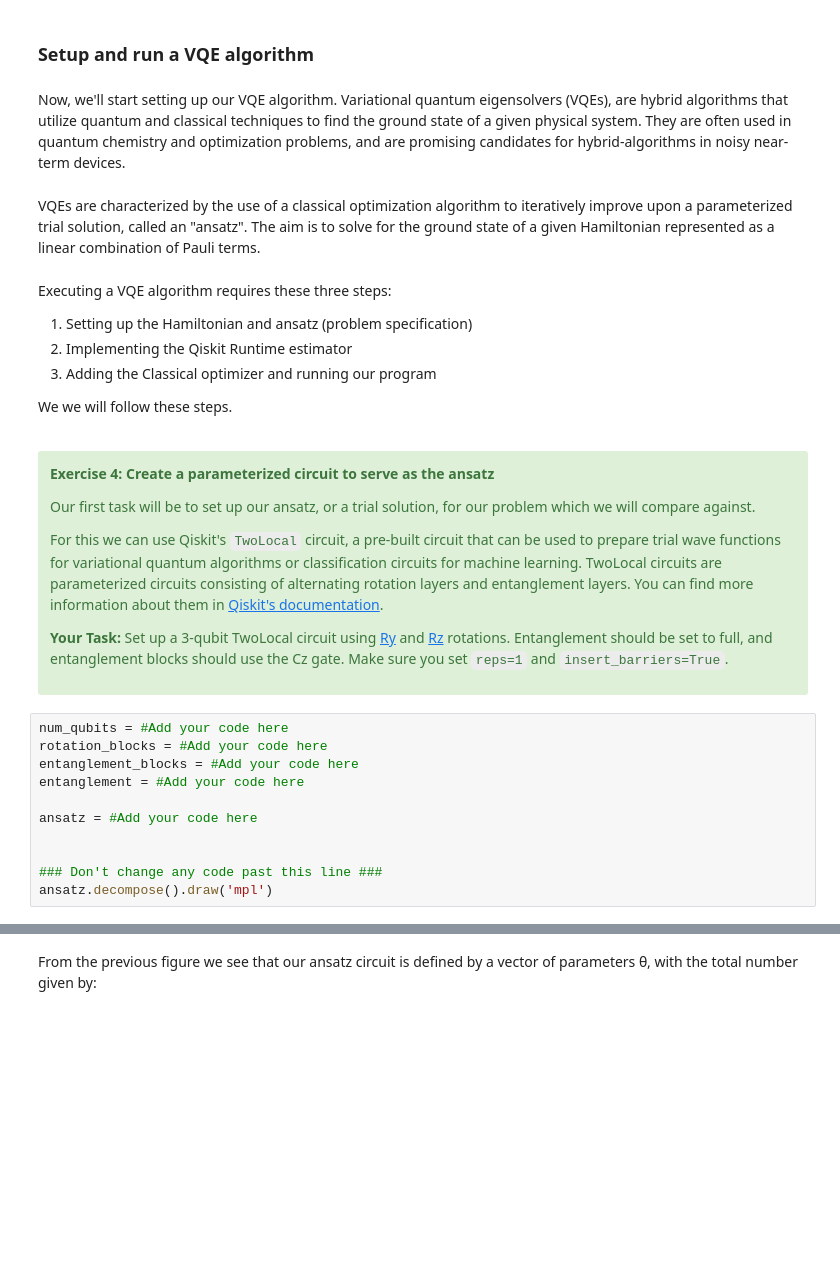
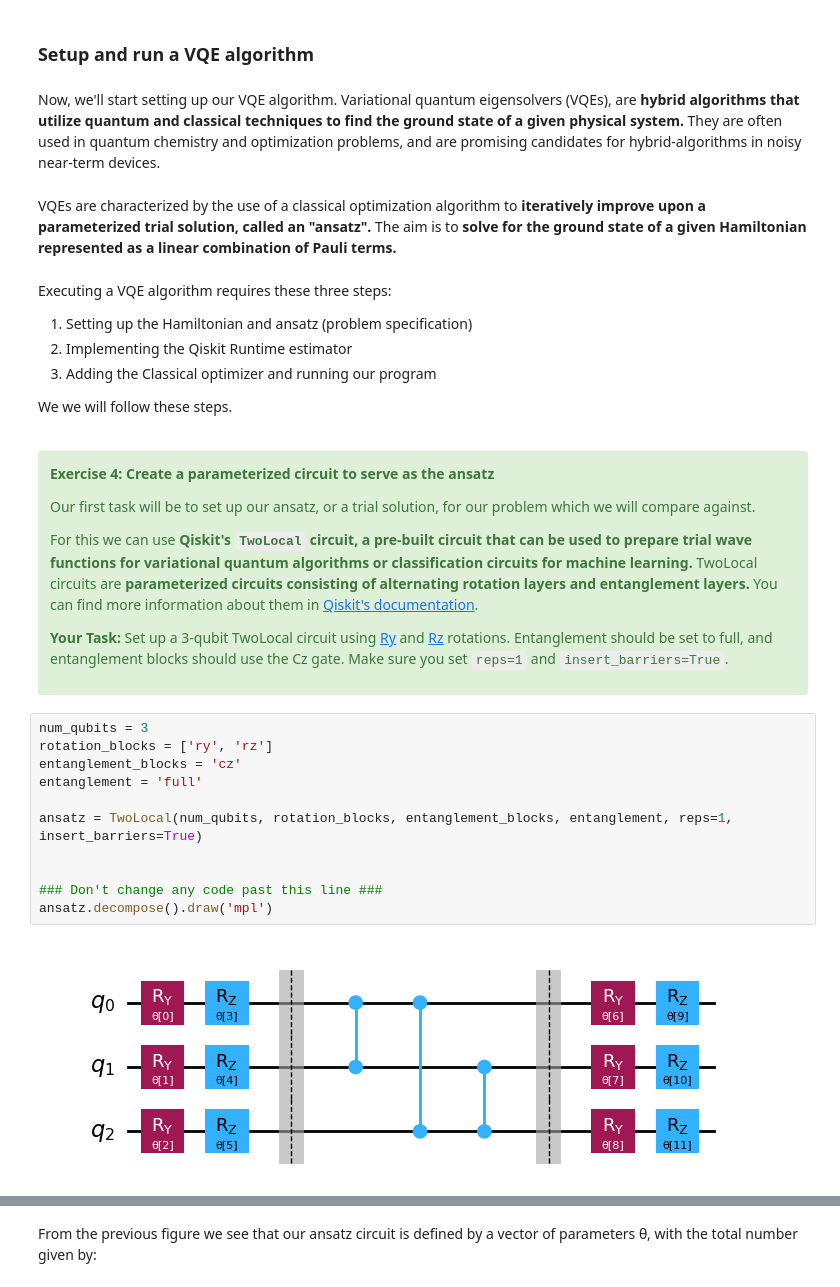
Before and after one commit to qiskit-community/ibm-quantum-challenge-2024, a Jupyter notebook: content/lab_1/lab-1.ipynb, the cells around one changed output, grey strips where cells are left out. Drawn from its saved outputs; the diff is of its cells as text; blank space fills up the shorter version.

```diff
--- a/content/lab_1/lab-1.ipynb
+++ b/content/lab_1/lab-1.ipynb
@@ -223,9 +278,9 @@ Feel free to experiment with various Pauli operators and see what resulting poss
 # %% [markdown]
 ### Setup and run a VQE algorithm
 # %% [markdown]
-Now, we'll start setting up our VQE algorithm. Variational quantum eigensolvers (VQEs), are hybrid algorithms that utilize quantum and classical techniques to find the ground state of a given physical system. They are often used in quantum chemistry and optimization problems, and are promising candidates for hybrid-algorithms in noisy near-term devices.
+Now, we'll start setting up our VQE algorithm. Variational quantum eigensolvers (VQEs), are **hybrid algorithms that utilize quantum and classical techniques to find the ground state of a given physical system.** They are often used in quantum chemistry and optimization problems, and are promising candidates for hybrid-algorithms in noisy near-term devices.
 # %% [markdown]
-VQEs are characterized by the use of a classical optimization algorithm to iteratively improve upon a parameterized trial solution, called an "ansatz". The aim is to solve for the ground state of a given Hamiltonian represented as a linear combination of Pauli terms.
+VQEs are characterized by the use of a classical optimization algorithm to **iteratively improve upon a parameterized trial solution, called an "ansatz".** The aim is to **solve for the ground state of a given Hamiltonian represented as a linear combination of Pauli terms.**
 # %% [markdown]
 Executing a VQE algorithm requires these three steps:
 
@@ -243,22 +298,24 @@ We we will follow these steps.
 
 Our first task will be to set up our ansatz, or a trial solution, for our problem which we will compare against.
 
-For this we can use Qiskit's `TwoLocal` circuit, a pre-built circuit that can be used to prepare trial wave functions for variational quantum algorithms or classification circuits for machine learning. TwoLocal circuits are parameterized circuits consisting of alternating rotation layers and entanglement layers. You can find more information about them in [Qiskit's documentation](https://docs.quantum.ibm.com/api/qiskit/circuit_library).
+For this we can use **Qiskit's `TwoLocal` circuit, a pre-built circuit that can be used to prepare trial wave functions for variational quantum algorithms or classification circuits for machine learning.** TwoLocal circuits are **parameterized circuits consisting of alternating rotation layers and entanglement layers.** You can find more information about them in [Qiskit's documentation](https://docs.quantum.ibm.com/api/qiskit/circuit_library).
 
 **Your Task:** Set up a 3-qubit TwoLocal circuit using [Ry](https://docs.quantum.ibm.com/api/qiskit/qiskit.circuit.library.RYGate) and [Rz](https://docs.quantum.ibm.com/api/qiskit/qiskit.circuit.library.RZGate) rotations. Entanglement should be set to full, and entanglement blocks should use the Cz gate. Make sure you set `reps=1` and `insert_barriers=True`.
 
 </div>
 # %%
-num_qubits = #Add your code here
-rotation_blocks = #Add your code here
-entanglement_blocks = #Add your code here
-entanglement = #Add your code here
+num_qubits = 3
+rotation_blocks = ['ry', 'rz']
+entanglement_blocks = 'cz'
+entanglement = 'full'
 
-ansatz = #Add your code here
+ansatz = TwoLocal(num_qubits, rotation_blocks, entanglement_blocks, entanglement, reps=1, insert_barriers=True)
 
 
 ### Don't change any code past this line ###
 ansatz.decompose().draw('mpl')
+# %% [output]
+[figure, added]
 # %%
 # Submit your answer using following code
 
```
Also changed, not shown: parts of 37 cells of this notebook, 2 other files.
